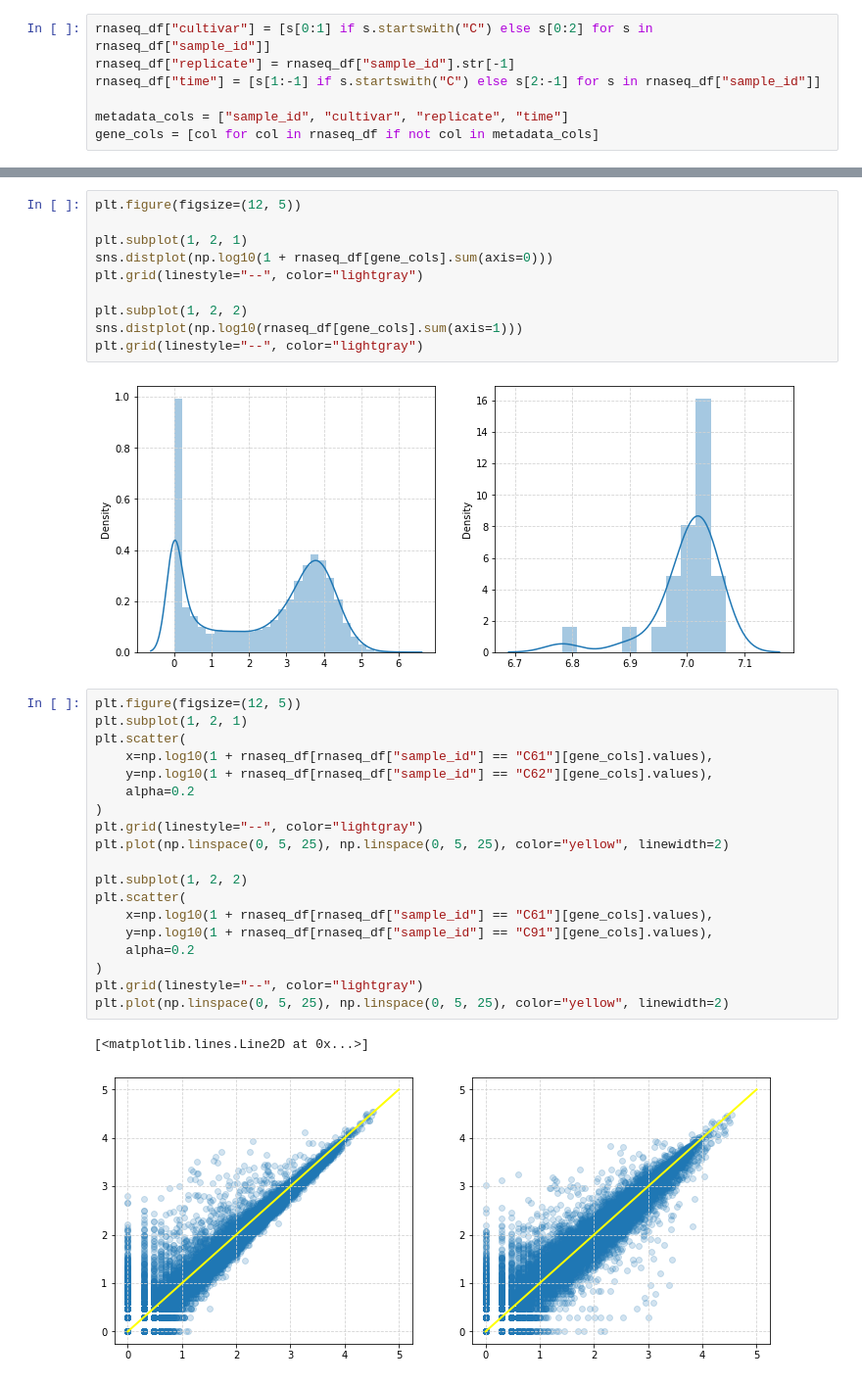
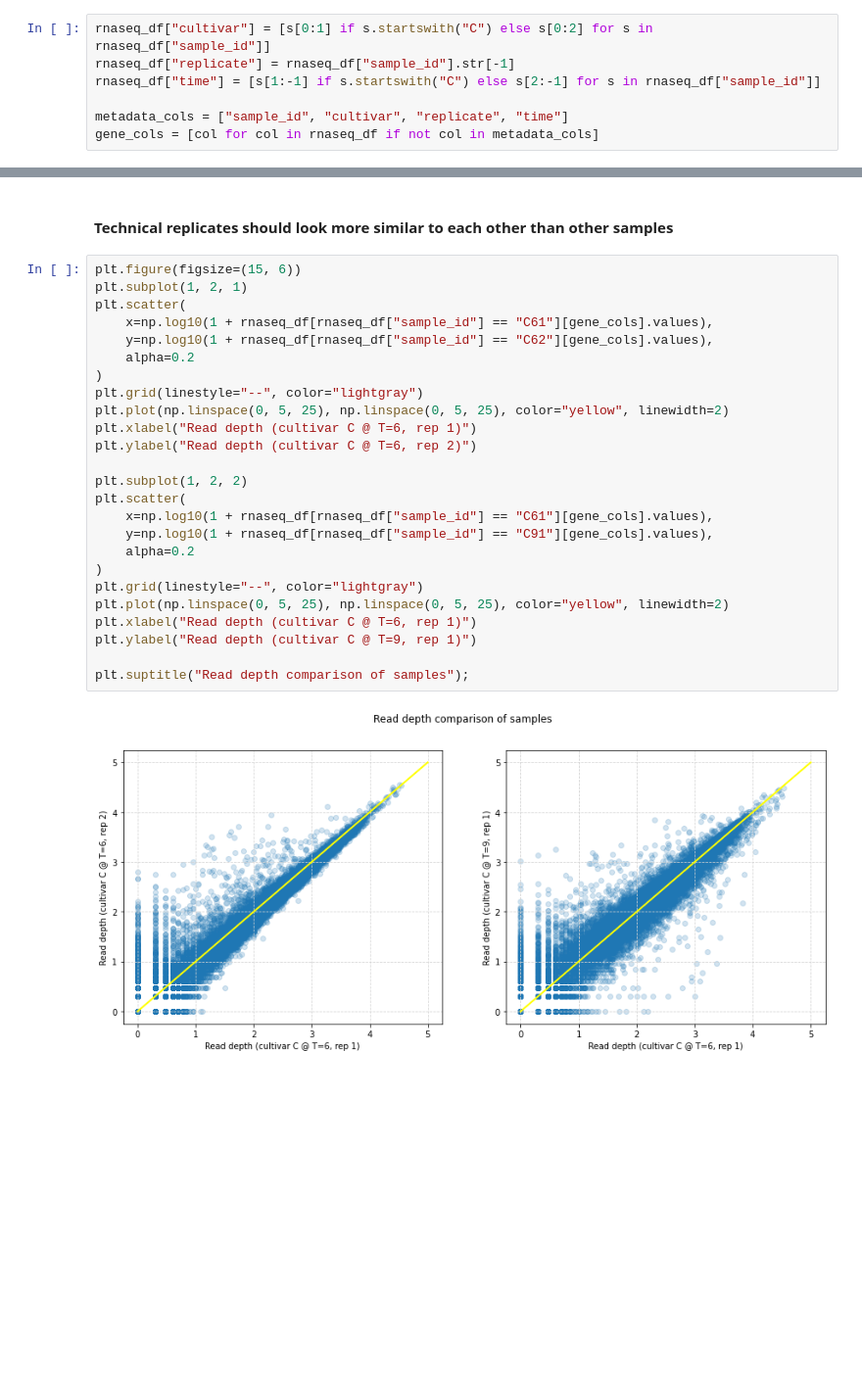
Before and after one commit to ssoi/sameersoi.com, a Jupyter notebook: content/bayesian_workflow_rna-seq.ipynb, the cells around one changed output, grey strips where cells are left out. Shown: that part at 98% size. Cells and saved outputs as stored; diff of their text form; blank space fills up the shorter version.

```diff
--- a/content/bayesian_workflow_rna-seq.ipynb
+++ b/content/bayesian_workflow_rna-seq.ipynb
@@ -96,34 +125,29 @@ plt.tight_layout()
-# %%
-plt.figure(figsize=(12, 5))
-
-plt.subplot(1, 2, 1)
-sns.distplot(np.log10(1 + rnaseq_df[gene_cols].sum(axis=0)))
-plt.grid(linestyle="--", color="lightgray")
-
-plt.subplot(1, 2, 2)
-sns.distplot(np.log10(rnaseq_df[gene_cols].sum(axis=1)))
-plt.grid(linestyle="--", color="lightgray")
-# %% [output]
-[figure, removed]
+# %% [markdown]
+#### Technical replicates should look more similar to each other than other samples
 # %%
-plt.figure(figsize=(12, 5))
+plt.figure(figsize=(15, 6))
 plt.subplot(1, 2, 1)
 plt.scatter(
     x=np.log10(1 + rnaseq_df[rnaseq_df["sample_id"] == "C61"][gene_cols].values),
     y=np.log10(1 + rnaseq_df[rnaseq_df["sample_id"] == "C62"][gene_cols].values),
     alpha=0.2
 )
 plt.grid(linestyle="--", color="lightgray")
 plt.plot(np.linspace(0, 5, 25), np.linspace(0, 5, 25), color="yellow", linewidth=2)
+plt.xlabel("Read depth (cultivar C @ T=6, rep 1)")
+plt.ylabel("Read depth (cultivar C @ T=6, rep 2)")
 
 plt.subplot(1, 2, 2)
 plt.scatter(
     x=np.log10(1 + rnaseq_df[rnaseq_df["sample_id"] == "C61"][gene_cols].values),
     y=np.log10(1 + rnaseq_df[rnaseq_df["sample_id"] == "C91"][gene_cols].values),
     alpha=0.2
 )
 plt.grid(linestyle="--", color="lightgray")
 plt.plot(np.linspace(0, 5, 25), np.linspace(0, 5, 25), color="yellow", linewidth=2)
+plt.xlabel("Read depth (cultivar C @ T=6, rep 1)")
+plt.ylabel("Read depth (cultivar C @ T=9, rep 1)")
+
+plt.suptitle("Read depth comparison of samples");
 # %% [output]
-[<matplotlib.lines.Line2D at 0x...>]
-[figure, old version]
+[figure, new version]
```
Also changed, not shown: parts of 29 cells of this notebook.
